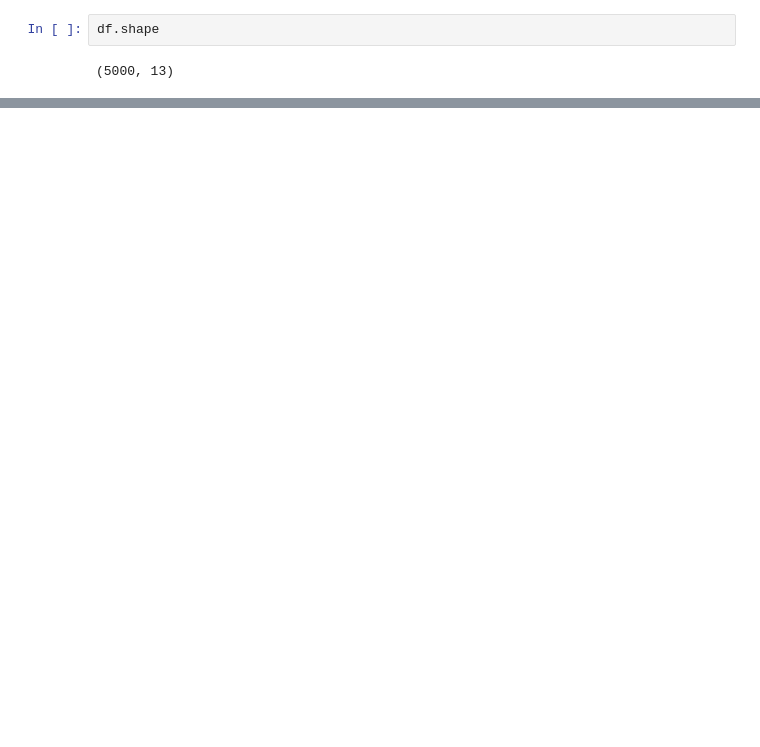
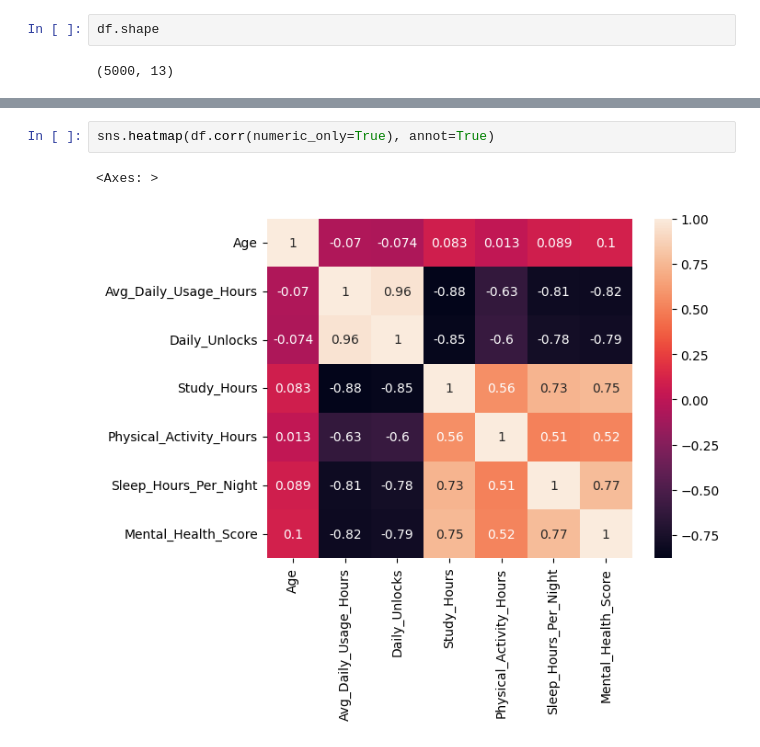
Before and after one commit to iSAKET-tech/Mental_Health_Predictor, a Jupyter notebook: Analysis.ipynb, the cells around one changed output, grey strips where cells are left out. Saved outputs shown, nothing was run; the diff lists cells and outputs as text; blank space fills up the shorter version.

```diff
--- a/Analysis.ipynb
+++ b/Analysis.ipynb
@@ -51,0 +82,5 @@ df.isnull().value_counts
+# %%
+sns.heatmap(df.corr(numeric_only=True), annot=True)
+# %% [output]
+<Axes: >
+[figure, added]
```
Also changed, not shown: parts of 43 cells of this notebook.
